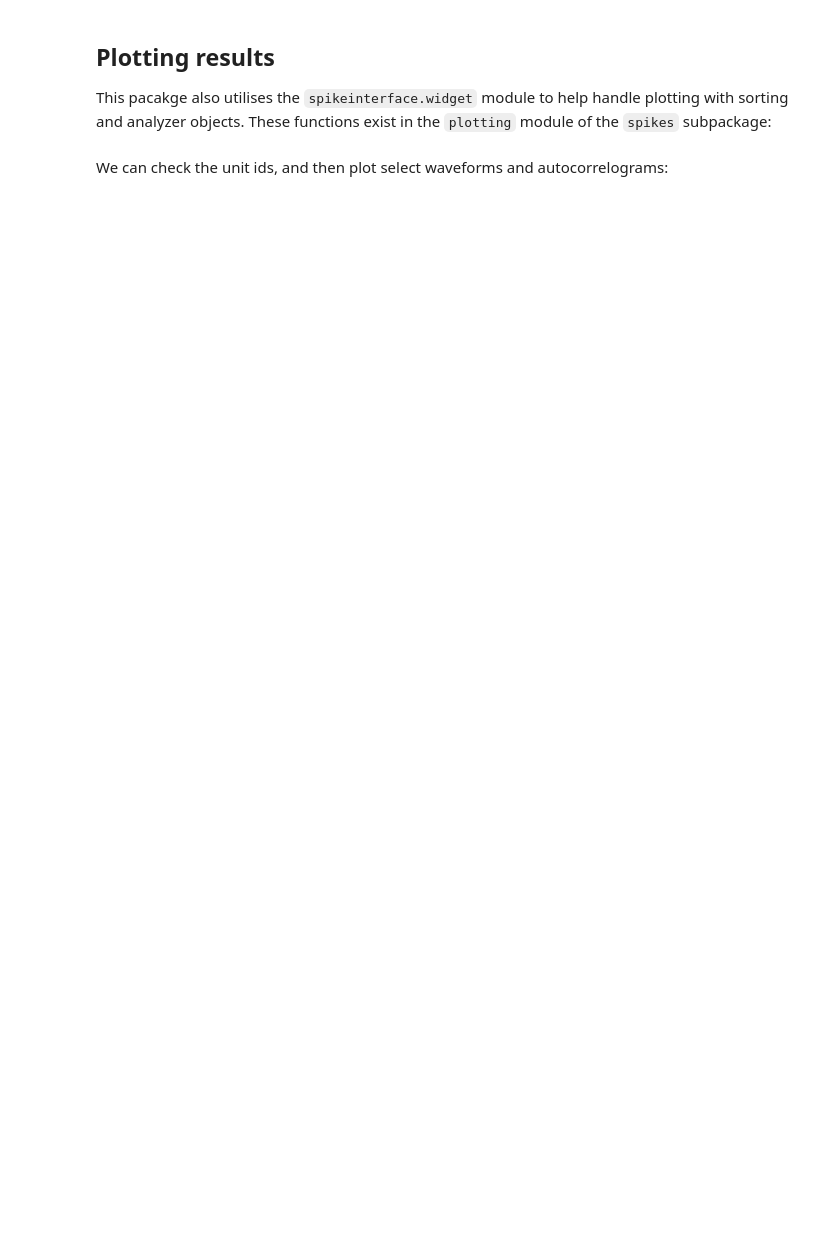
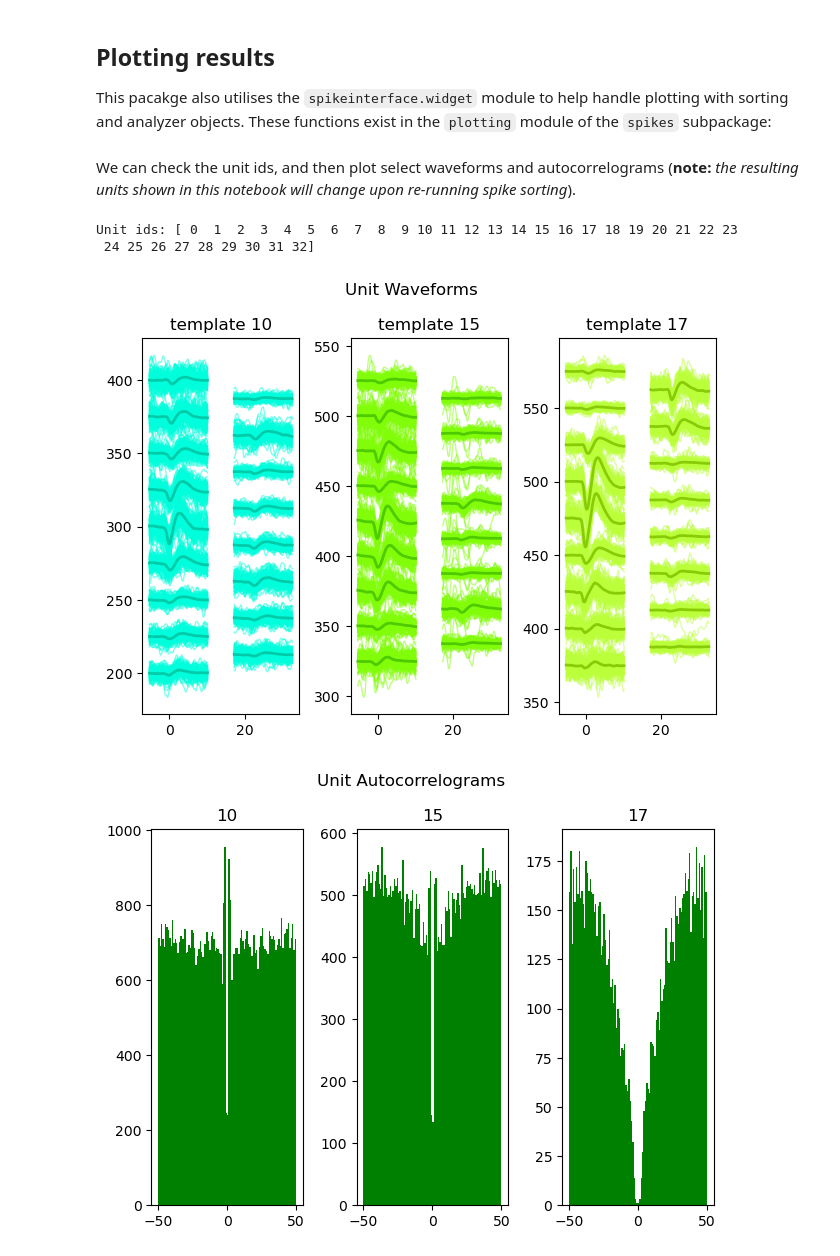
Before and after one commit to cjblack/climbing-analysis, a Jupyter notebook: notebooks/spike_sorting_demo.ipynb, the cells around one changed output. Drawn from its saved outputs; the diff is of its cells as text; code cells hidden in the pictures; blank space fills up the shorter version.

Commit message:
Updated and tested spike_sorting_demo

```diff
--- a/notebooks/spike_sorting_demo.ipynb
+++ b/notebooks/spike_sorting_demo.ipynb
@@ -74,8 +86,15 @@ This pacakge also utilises the `spikeinterface.widget` module to help handle plo
 # %%
 from neurokinematics.ephys.spikes.plotting import plot_autocorrelogram, plot_waveforms
 # %% [markdown]
-We can check the unit ids, and then plot select waveforms and autocorrelograms:
+We can check the unit ids, and then plot select waveforms and autocorrelograms (**note:** *the resulting units shown in this notebook will change upon re-running spike sorting*).
 # %%
+import numpy as np
+
 print(f"Unit ids: {sorter.unit_ids}") # check unit ids
-plot_waveforms(analyzer, unit_ids = [4, 16, 18]) # plot waveforms of select units along probe positions
-plot_autocorrelogram(sorter, unit_ids = [4, 16, 18]) # plot corresponding autocorrelograms
+plot_waveforms(analyzer, unit_ids = [10, 15, 17]) # plot waveforms of select units along probe positions
+plot_autocorrelogram(sorter, unit_ids = [10, 15, 17]) # plot corresponding autocorrelograms
+# %% [output]
+Unit ids: [ 0  1  2  3  4  5  6  7  8  9 10 11 12 13 14 15 16 17 18 19 20 21 22 23
+ 24 25 26 27 28 29 30 31 32]
+[figure, added]
+[figure, added]
```
Also changed, not shown: parts of 3 cells of this notebook.
